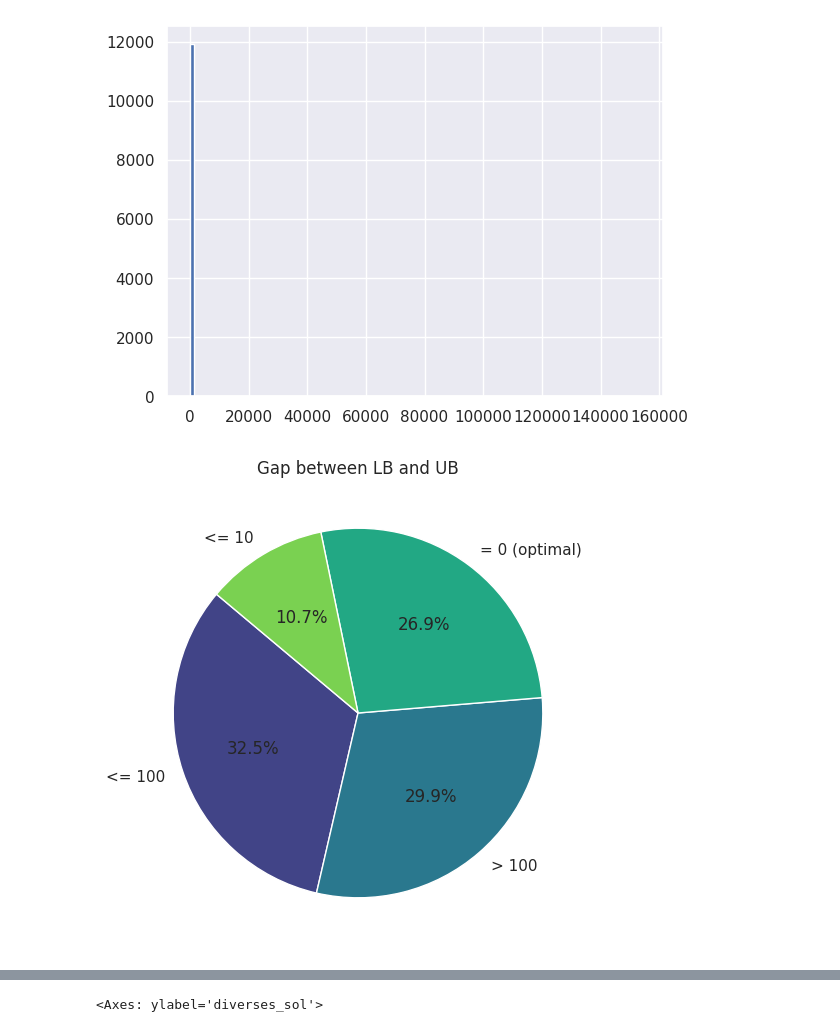
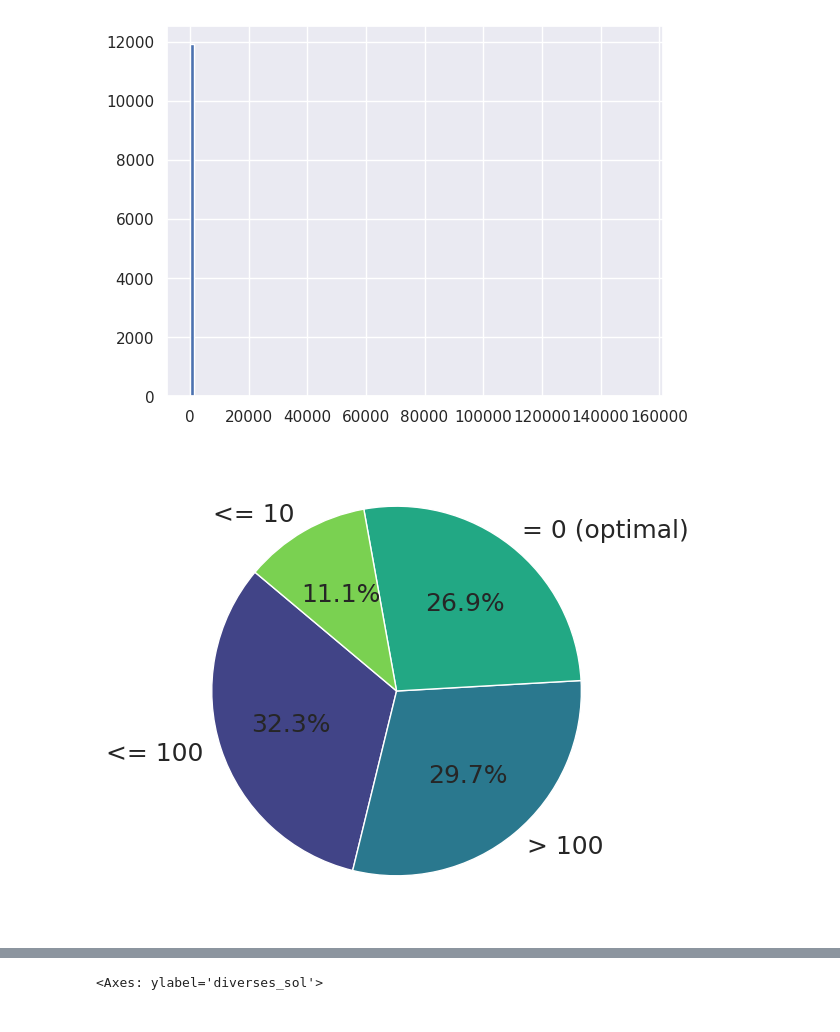
Before and after one commit to elgroselj/FAS, a Jupyter notebook: playground/visualize_chars.ipynb, the cells around one changed output, grey strips where cells are left out. Drawn from its saved outputs; the diff is of its cells as text; code cells hidden in the pictures.

```diff
--- a/playground/visualize_chars.ipynb
+++ b/playground/visualize_chars.ipynb
@@ -185,7 +202,7 @@ np.mean(vals), len(vals)
 # %% [markdown]
 # Diff between LB and UB
 # %%
-df = pd.read_csv("../gap_UB_diverses_nonodes_sols_4_3_2_1_components.csv")
+df = pd.read_csv("../gap_UB_diversesfill_diversesfill_smartAEainf_diverses_nonodes_sols_4_3_2_1_components.csv")
 # %%
 df["interval"] = df["UB"] - df["LB"]
 # %%
@@ -241,19 +260,19 @@ df["interval_class"] = df["interval"].apply(f)
 # %%
 
 category_counts = df['interval_class'].value_counts()
 
 # Apply a Seaborn theme
 sns.set_theme()
 
 # Create the pie chart
 plt.figure(figsize=(8, 6))
-plt.pie(category_counts, labels=category_counts.index, autopct='%1.1f%%', startangle=140, colors=sns.color_palette('viridis', len(category_counts)))
+plt.pie(category_counts, labels=category_counts.index, autopct='%1.1f%%', startangle=140, colors=sns.color_palette('viridis', len(category_counts)), textprops={'fontsize': 18})
 
 # Add a title
-plt.title('Gap between LB and UB')
+# plt.title('Gap between LB and UB')
 
 # Show the plot
-plt.savefig("../images/LB_UB_pie.svg")
+plt.savefig("../images/LB_UB_pie.png")
 plt.show()
 # %% [output]
-[figure, old version]
+[figure, new version]
```
Also changed, not shown: parts of 5 cells of this notebook, 11 other files.
